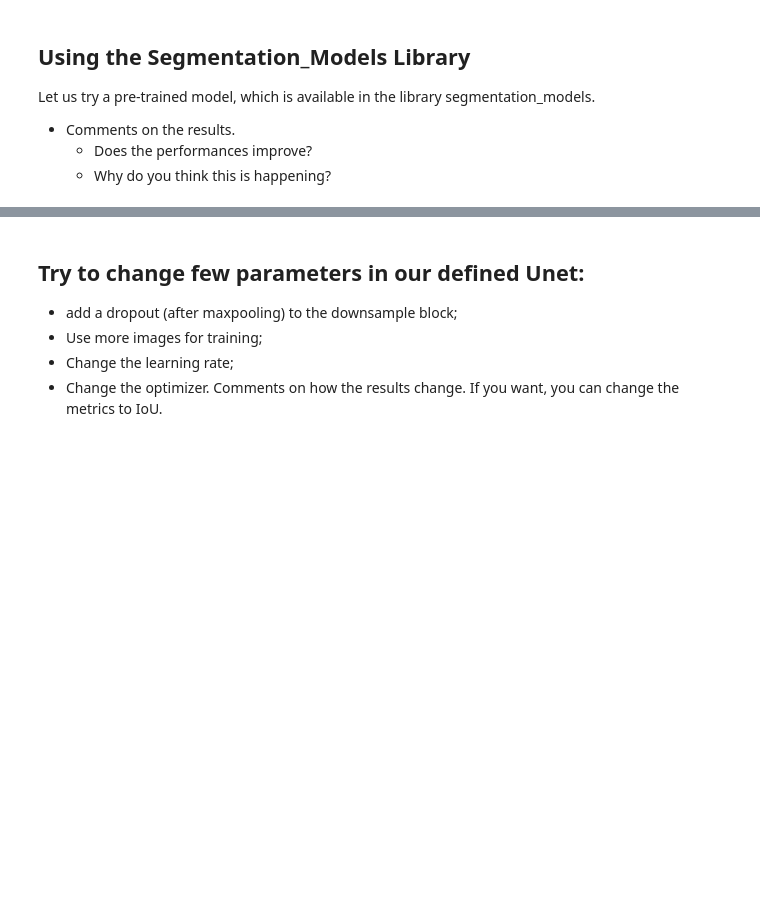
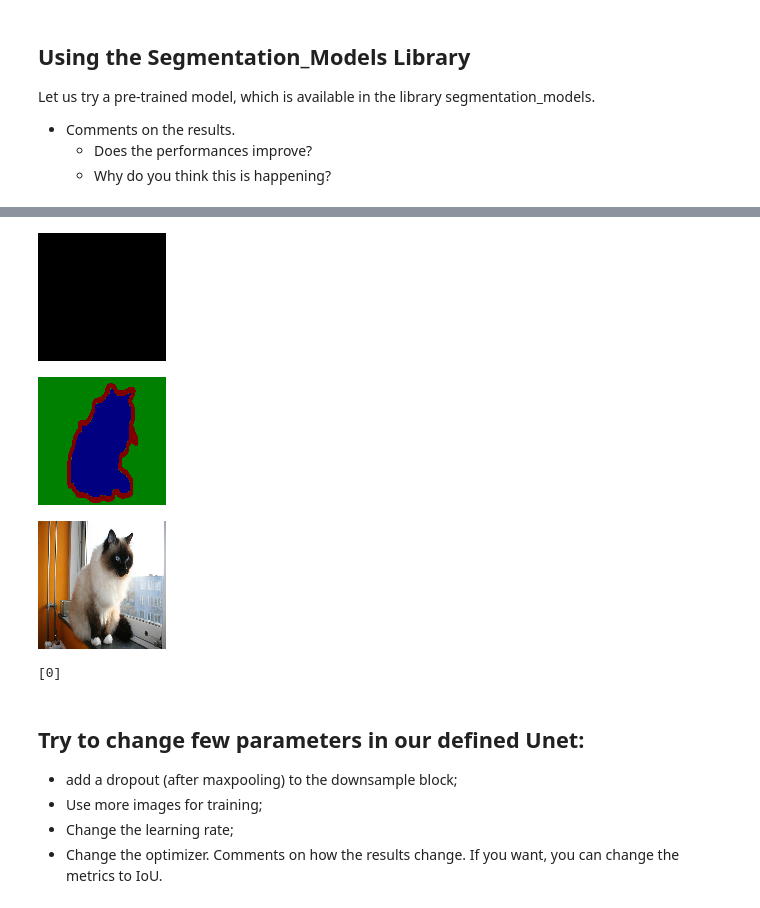
Before and after one commit to Riz97/Computational-Vision, a Jupyter notebook: Lab7/Lab_Semantic_Segmentation_UNet.ipynb, the cells around one changed output, grey strips where cells are left out. Drawn from its saved outputs; the diff is of its cells as text; code cells hidden in the pictures; blank space fills up the shorter version.

```diff
--- a/Lab7/Lab_Semantic_Segmentation_UNet.ipynb
+++ b/Lab7/Lab_Semantic_Segmentation_UNet.ipynb
@@ -231,8 +348,13 @@ Let us try a pre-trained model, which is available in the library segmentation_m
   - Does the performances improve?
   - Why do you think this is happening?
 # %%
-encoder = # Choose a segmentation_models encoder
+encoder =  "resnet50" # Choose a segmentation_models encoder
 
 # Create the model, and initialize with ImageNet weights
 
+model = sm.Linknet(backbone_name=encoder , encoder_weights = "imagenet")
+
+
 # Compile the model
+
+model.compile(loss=sm.losses.categorical_crossentropy,metrics='accuracy',optimizer = 'adam')
@@ -240,0 +364,21 @@ encoder = # Choose a segmentation_models encoder
+# %%
+# Train the model, similar to the previous strategy
+
+callbacks = [
+    keras.callbacks.ModelCheckpoint("oxford_segmentation.h5", save_best_only=True)
+]
+
+# Train the model, doing validation at the end of each epoch.
+epochs = 10 #choose one value
+
+
+#code for model training
+
+model.fit(
+    x=x_train,
+    y=y_train,
+    batch_size=20,
+    epochs=epochs,
+    validation_data=(x_val, y_val),
+    callbacks=callbacks
+)
@@ -240,0 +407,18 @@ encoder = # Choose a segmentation_models encoder
+# %%
+# val_gen = OxfordPets(batch_size, img_size, val_input_img_paths, val_target_img_paths)
+val_preds = model.predict(x_test/255.0)
+import matplotlib.pyplot as plt
+from google.colab.patches import cv2_imshow
+def display_mask(i):
+    """Quick utility to display a model's prediction."""
+    mask = np.argmax(val_preds[i], axis=-1)
+    mask = np.expand_dims(mask, axis=-1)
+    cv2_imshow(mask*128)
+    cv2_imshow(y_test[i]*128)
+    cv2_imshow(x_test[i])
+    print(np.unique(mask))
+# Display results for validation image #10
+i = 0
+# Display mask predicted by our model
+display_mask(i)  # Note that the model only sees inputs at 150x150.
+# %% [output]
@@ -241,3 +427,7 @@ encoder = # Choose a segmentation_models encoder
+[figure, added]
+[figure, added]
+[figure, added]
+[0]
 # %% [markdown]
 ## Try to change few parameters in our defined Unet:
 
```
Also changed, not shown: parts of 30 cells of this notebook.
